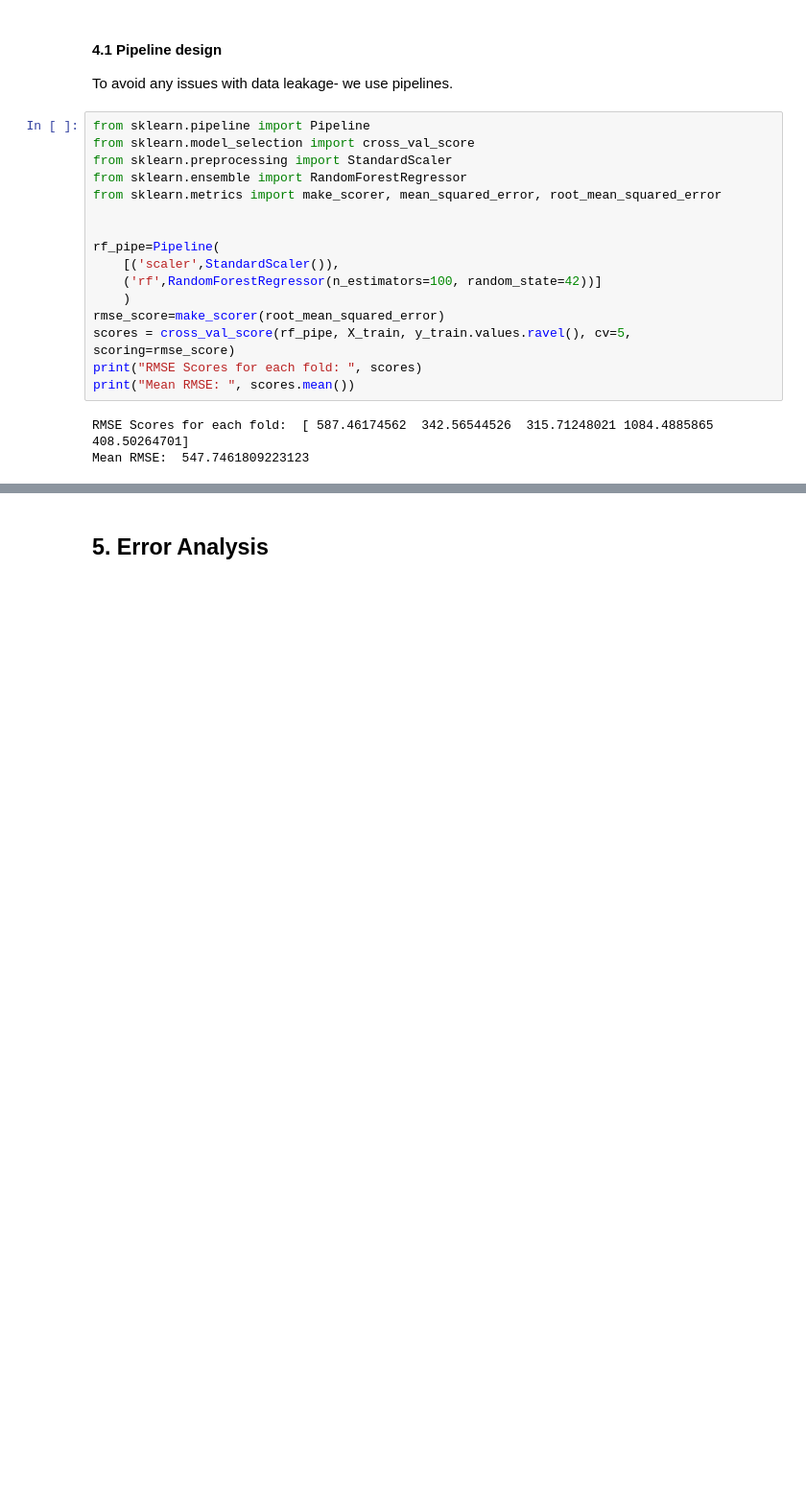
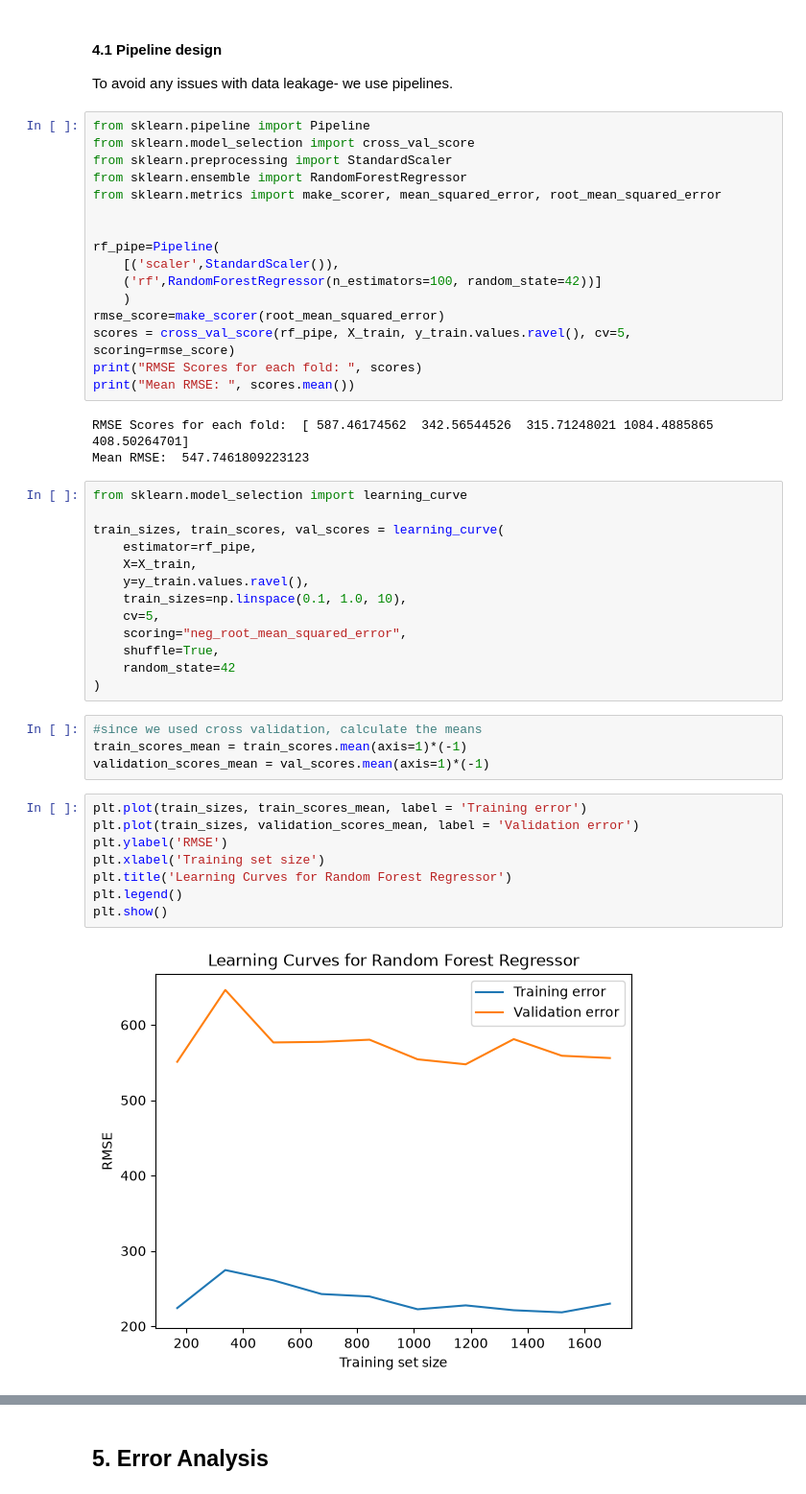
Before and after one commit to WamzMwangi/Digital-Green-Crop-Yield-Prediction, a Jupyter notebook: main.ipynb, the cells around one changed output, grey strips where cells are left out. Shown at 96% size. Saved outputs shown, nothing was run; the diff lists cells and outputs as text; blank space fills up the shorter version.

```diff
--- a/main.ipynb
+++ b/main.ipynb
@@ -413,3 +413,30 @@ print("Mean RMSE: ", scores.mean())
 # %% [output]
 RMSE Scores for each fold:  [ 587.46174562  342.56544526  315.71248021 1084.4885865   408.50264701]
 Mean RMSE:  547.7461809223123
+# %%
+from sklearn.model_selection import learning_curve
+
+train_sizes, train_scores, val_scores = learning_curve(
+    estimator=rf_pipe,
+    X=X_train,
+    y=y_train.values.ravel(),
+    train_sizes=np.linspace(0.1, 1.0, 10),
+    cv=5,
+    scoring="neg_root_mean_squared_error",
+    shuffle=True,
+    random_state=42
+)
+# %%
+#since we used cross validation, calculate the means
+train_scores_mean = train_scores.mean(axis=1)*(-1)
+validation_scores_mean = val_scores.mean(axis=1)*(-1)
+# %%
+plt.plot(train_sizes, train_scores_mean, label = 'Training error')
+plt.plot(train_sizes, validation_scores_mean, label = 'Validation error')
+plt.ylabel('RMSE')
+plt.xlabel('Training set size')
+plt.title('Learning Curves for Random Forest Regressor')
+plt.legend()
+plt.show()
+# %% [output]
+[figure, added]
```
Also changed, not shown: parts of 5 cells of this notebook.
